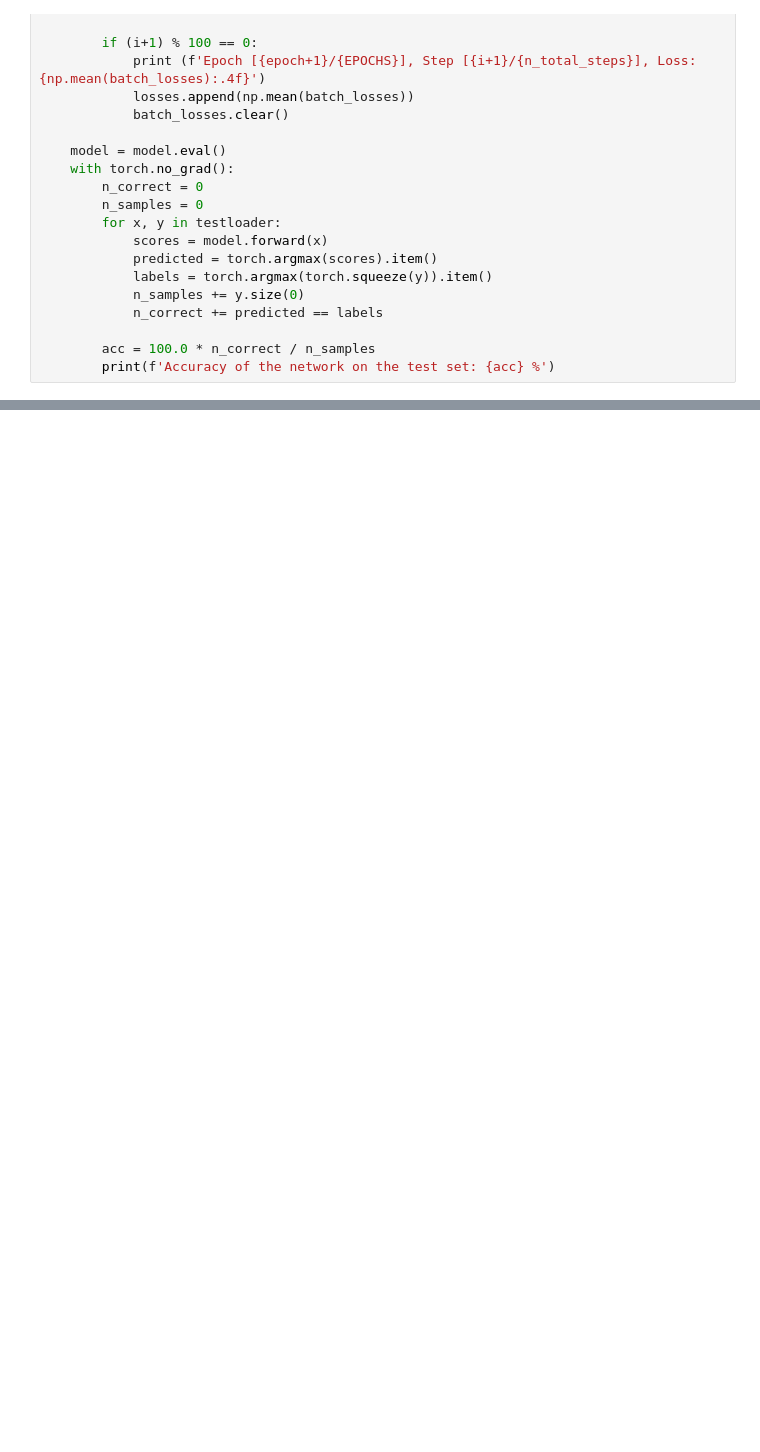
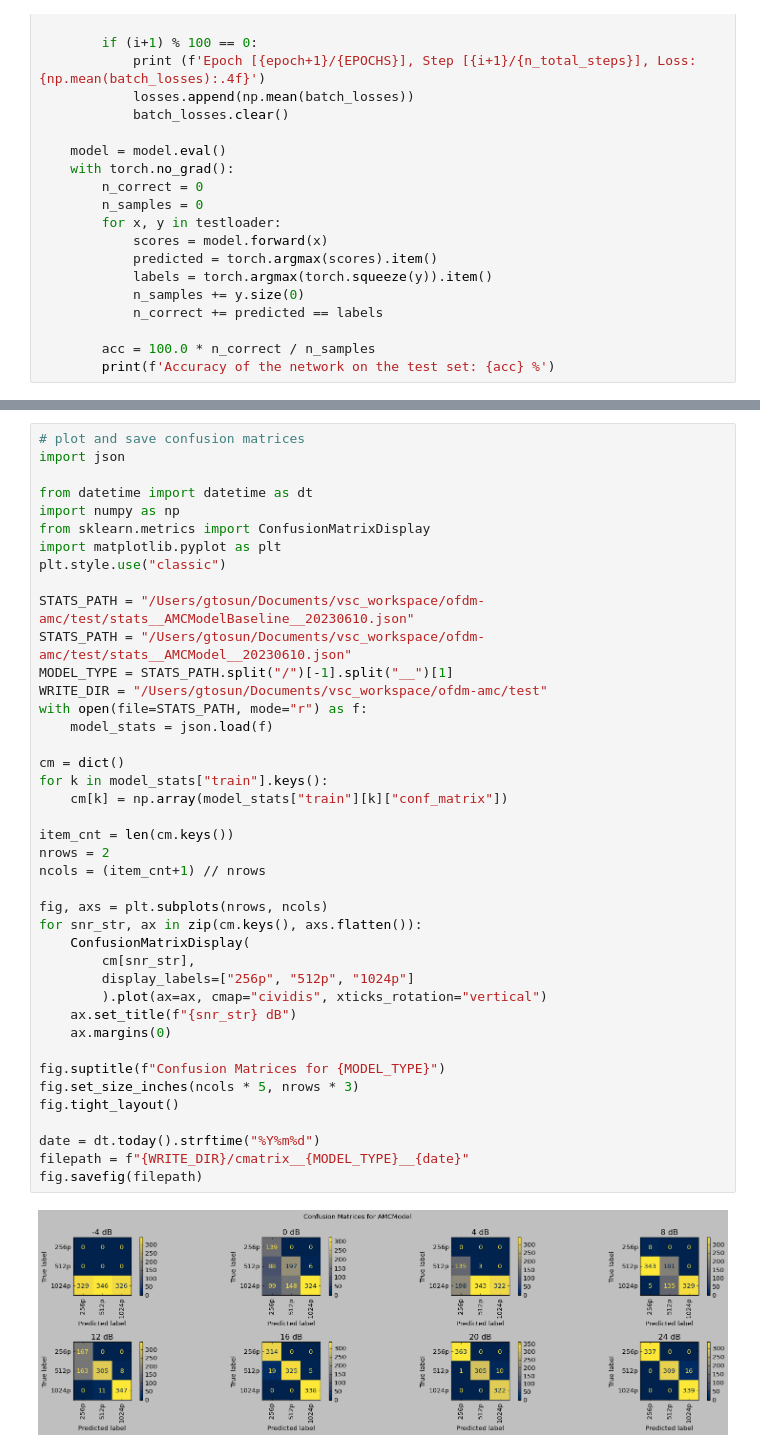
Before and after one commit to gokhanntosun/ofdm-amc, a Jupyter notebook: notebook.ipynb, the cells around one changed output, grey strips where cells are left out. Saved outputs shown, nothing was run; the diff lists cells and outputs as text; blank space fills up the shorter version.

```diff
--- a/notebook.ipynb
+++ b/notebook.ipynb
@@ -265,0 +371,43 @@ for epoch in range(EPOCHS):
+# %%
+# plot and save confusion matrices
+import json
+
+from datetime import datetime as dt
+import numpy as np
+from sklearn.metrics import ConfusionMatrixDisplay
+import matplotlib.pyplot as plt
+plt.style.use("classic")
+
+STATS_PATH = "/Users/gtosun/Documents/vsc_workspace/ofdm-amc/test/stats__AMCModelBaseline__20230610.json"
+STATS_PATH = "/Users/gtosun/Documents/vsc_workspace/ofdm-amc/test/stats__AMCModel__20230610.json"
+MODEL_TYPE = STATS_PATH.split("/")[-1].split("__")[1]
+WRITE_DIR = "/Users/gtosun/Documents/vsc_workspace/ofdm-amc/test"
+with open(file=STATS_PATH, mode="r") as f:
+    model_stats = json.load(f)
+
+cm = dict()
+for k in model_stats["train"].keys():
+    cm[k] = np.array(model_stats["train"][k]["conf_matrix"])
+
+item_cnt = len(cm.keys())
+nrows = 2
+ncols = (item_cnt+1) // nrows
+
+fig, axs = plt.subplots(nrows, ncols)
+for snr_str, ax in zip(cm.keys(), axs.flatten()):
+    ConfusionMatrixDisplay(
+        cm[snr_str],
+        display_labels=["256p", "512p", "1024p"]
+        ).plot(ax=ax, cmap="cividis", xticks_rotation="vertical")
+    ax.set_title(f"{snr_str} dB")
+    ax.margins(0)
+
+fig.suptitle(f"Confusion Matrices for {MODEL_TYPE}")
+fig.set_size_inches(ncols * 5, nrows * 3)
+fig.tight_layout()
+
+date = dt.today().strftime("%Y%m%d")
+filepath = f"{WRITE_DIR}/cmatrix__{MODEL_TYPE}__{date}"
+fig.savefig(filepath)
+# %% [output]
+[figure, added]
```
Also changed, not shown: parts of 4 cells of this notebook.
